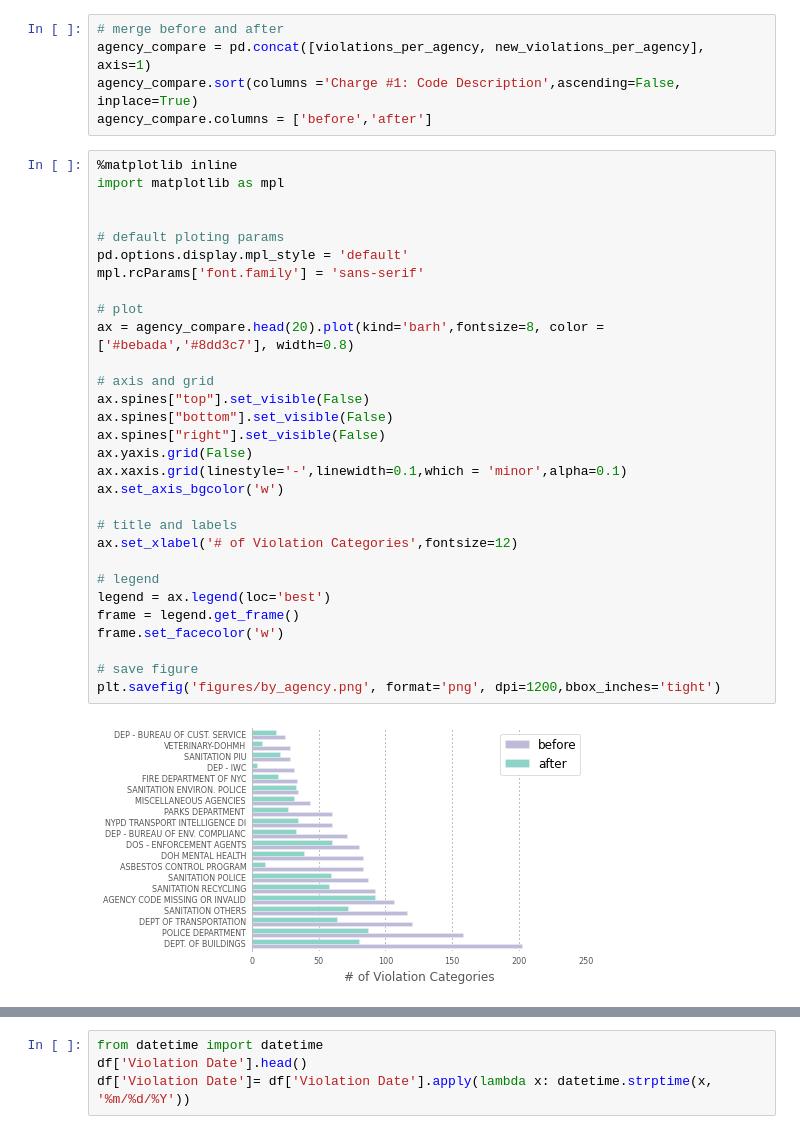
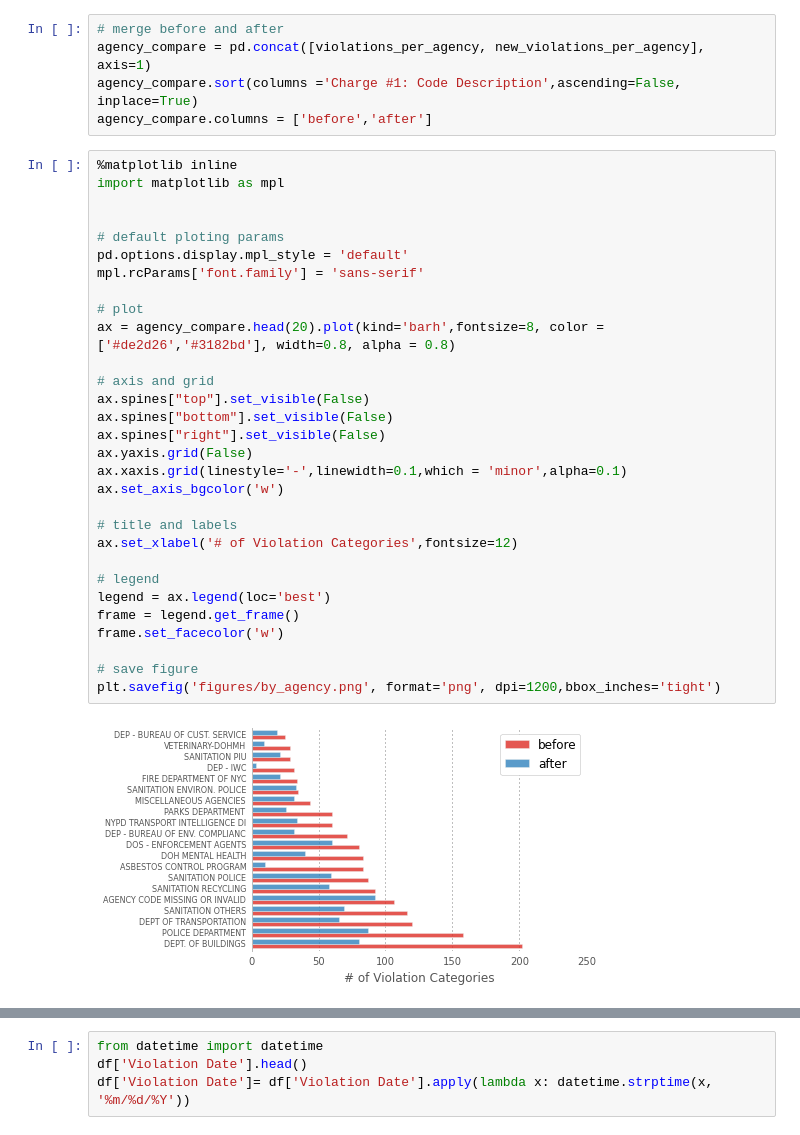
Before and after one commit to adysevy/small_businesses, a Jupyter notebook: clustering.ipynb, the cells around one changed output, grey strips where cells are left out. Drawn from its saved outputs; the diff is of its cells as text.

Commit message:
added plots images

```diff
--- a/clustering.ipynb
+++ b/clustering.ipynb
@@ -113,33 +113,33 @@ agency_compare.columns = ['before','after']
 # %%
 %matplotlib inline
 import matplotlib as mpl
 
 
 # default ploting params
 pd.options.display.mpl_style = 'default'
 mpl.rcParams['font.family'] = 'sans-serif'
 
 # plot
-ax = agency_compare.head(20).plot(kind='barh',fontsize=8, color = ['#bebada','#8dd3c7'], width=0.8)
+ax = agency_compare.head(20).plot(kind='barh',fontsize=8, color = ['#de2d26','#3182bd'], width=0.8, alpha = 0.8)
 
 # axis and grid
 ax.spines["top"].set_visible(False)
 ax.spines["bottom"].set_visible(False)
 ax.spines["right"].set_visible(False)
 ax.yaxis.grid(False)
 ax.xaxis.grid(linestyle='-',linewidth=0.1,which = 'minor',alpha=0.1)
 ax.set_axis_bgcolor('w')
 
 # title and labels
 ax.set_xlabel('# of Violation Categories',fontsize=12)
 
 # legend
 legend = ax.legend(loc='best')
 frame = legend.get_frame()
 frame.set_facecolor('w')
 
 # save figure
 plt.savefig('figures/by_agency.png', format='png', dpi=1200,bbox_inches='tight')
 # %% [output]
-[figure, old version]
+[figure, new version]
 # %%
```
Also changed, not shown: parts of 4 cells of this notebook.
